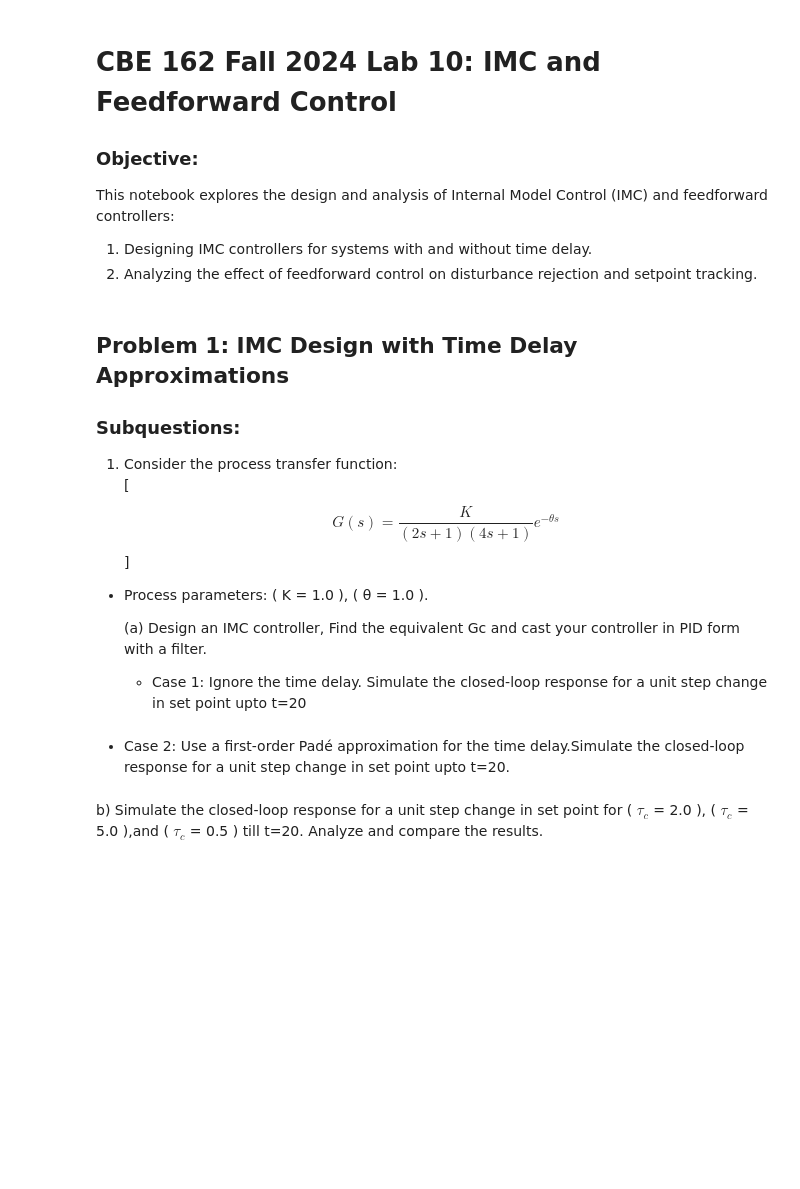
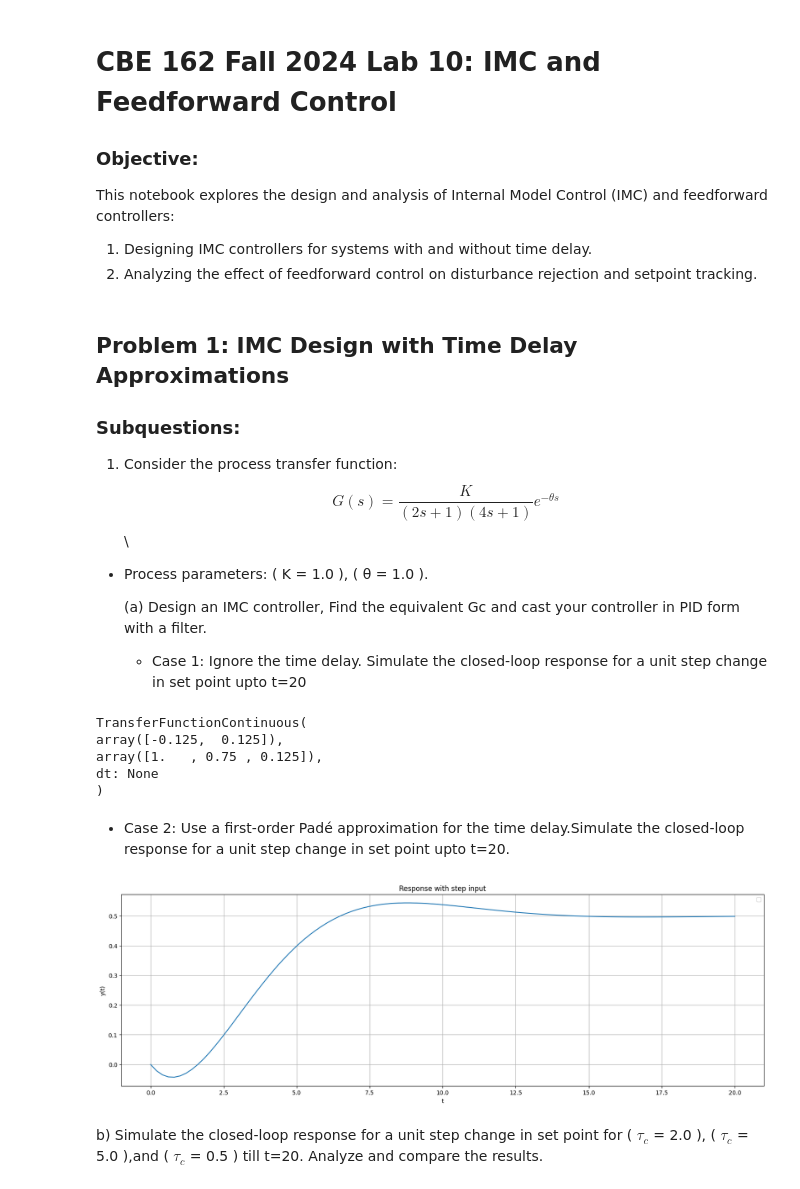
Before and after one commit to rahilisashaik/cbe_162, a Jupyter notebook: labs/CBE_162_Fall_2024_Lab_10_IMC_and_Feedforward_Control (1).ipynb, the cells around one changed output. Saved outputs shown, nothing was run; the diff lists cells and outputs as text; code cells hidden in the pictures; blank space fills up the shorter version.

```diff
--- a/labs/CBE_162_Fall_2024_Lab_10_IMC_and_Feedforward_Control (1).ipynb
+++ b/labs/CBE_162_Fall_2024_Lab_10_IMC_and_Feedforward_Control (1).ipynb
@@ -11,9 +11,9 @@ This notebook explores the design and analysis of Internal Model Control (IMC) a
 ### Subquestions:
 1. Consider the process transfer function:
 \
-[$$
+$$
 G(s) = \frac{K}{(2s+1)(4s+1)} e^{-\theta s}
-$$\]
+$$\
 - Process parameters: \( K = 1.0 \), \( θ = 1.0 \).
 
    (a) Design an IMC controller, Find the equivalent Gc
@@ -22,10 +22,42 @@ and cast your controller in PID form with a filter.
 # %%
 import numpy as np
 import matplotlib.pyplot as plt
-from scipy.signal import TransferFunction, step
+from scipy.signal import TransferFunction, step, lsim
 
 # Define process transfer functions
+K = 1.0
+theta = 1.0
+
+num_process = [-K*theta, K]
+den_process = [8, 6, 1]
+
+Gp = TransferFunction(num_process, den_process)
+print(Gp)
+# %% [output]
+TransferFunctionContinuous(
+array([-0.125,  0.125]),
+array([1.   , 0.75 , 0.125]),
+dt: None
+)
 # %% [markdown]
 - Case 2: Use a first-order Padé approximation for the time delay.Simulate the closed-loop response for a unit step change in set point upto t=20.
+# %%
+num_cl = np.polyadd(num_process, [0])
+den_cl = np.polyadd(np.convolve(num_process, [1]), den_process)
+Gcl = TransferFunction(num_cl, den_cl)
+
+t = np.linspace(0, 20, 100)
+y, t = step(Gcl, T=t)
+
+plt.figure(figsize=(20, 6))
+plt.plot(y, t)
+plt.xlabel('t')
+plt.ylabel('y(t)')
+plt.title('Response with step input')
+plt.grid()
+plt.legend()
+plt.show()
+# %% [output]
+[figure, added]
 # %% [markdown]
 b) Simulate the closed-loop response for a unit step change in set point for \( $\tau_c$ = 2.0 \), \( $\tau_c$ = 5.0 \),and \( $\tau_c$ = 0.5 \) till t=20. Analyze and compare the results.
```
Also changed, not shown: parts of 8 cells of this notebook, 2 other files.
